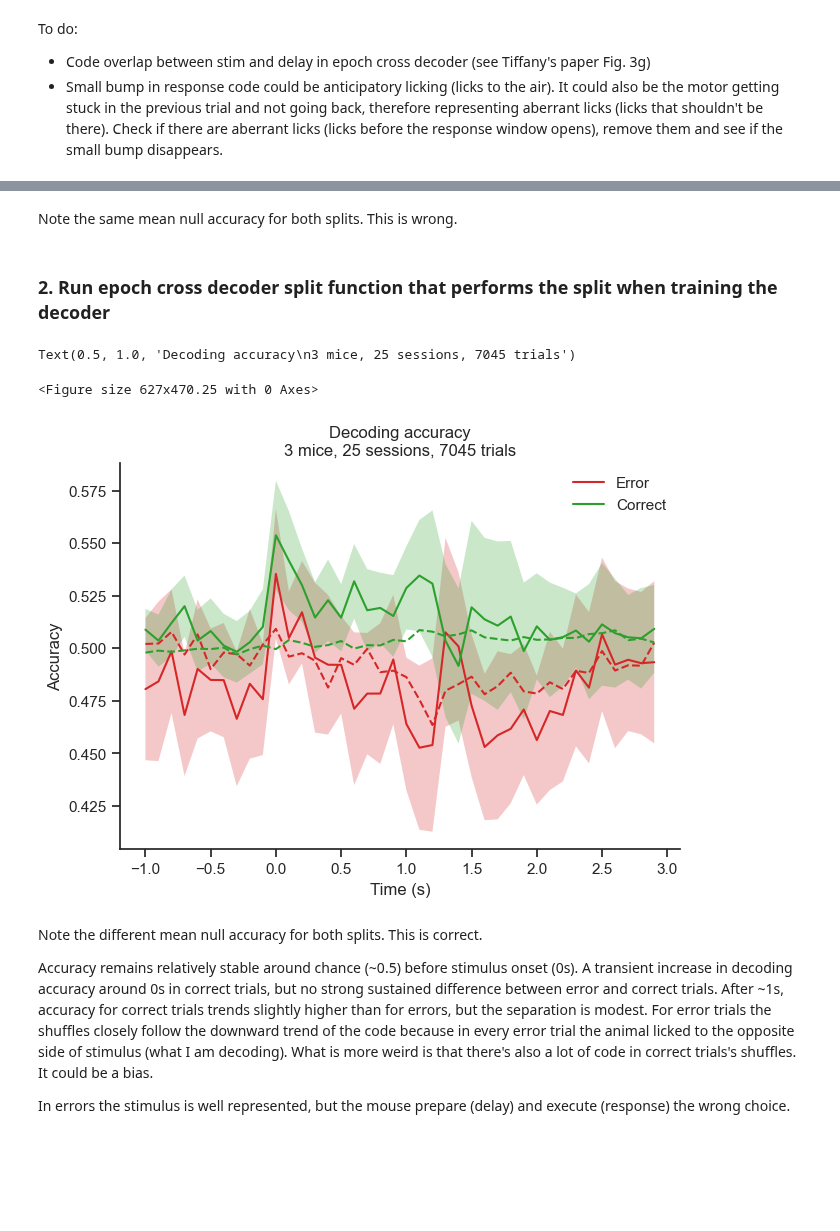
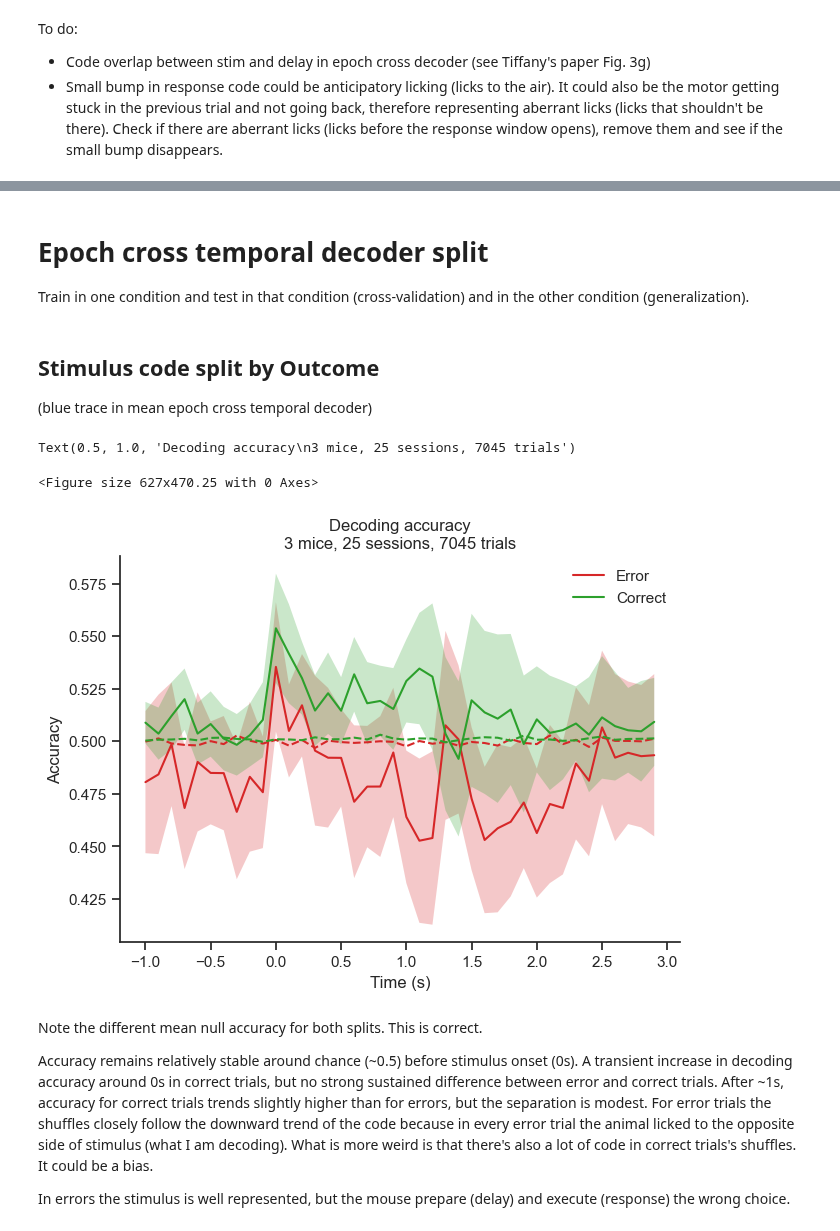
Before and after one commit to 3leni0n/PycharmProjects, a Jupyter notebook: ephys/decoder/notebook.ipynb, the cells around one changed output, grey strips where cells are left out. Saved outputs shown, nothing was run; the diff lists cells and outputs as text; code cells hidden in the pictures; blank space fills up the shorter version.

Commit message:
Fixed flat shuffles of split decoders. Testing the first lick aligned spike counts

```diff
--- a/ephys/decoder/notebook.ipynb
+++ b/ephys/decoder/notebook.ipynb
@@ -100,0 +99,2 @@ Bad sessions:
+# %%
+compute = False  # Flag to recompute decoders or load saved results
@@ -148,15 +148,13 @@ mean_results = {k: [] for k in keys}
 
 for subj in subjects:
 
-    # Run mean cross decoder across sessions
-    # results = mean_decoder(kind='cross', save=True)
-
-    # Load mean within decoder results across sessions
-    # filename = 'results_mean_cross_decoder.pkl'
-    filename = 'stim_cross_hit_only_engaged.pkl'
-    path = Path(folder_parent / subj / filename)
-    with open(path, 'rb') as f:
-        results = pickle.load(f)
+    if compute:  # Run mean cross decoder across sessions
+        results = mean_decoder(kind='cross', save=True)
+    else:  # Load mean within decoder results across sessions
+        filename = 'stim_cross_hit_only_engaged.pkl'
+        path = Path(folder_parent / subj / filename)
+        with open(path, 'rb') as f:
+            results = pickle.load(f)
 
     for k in keys:
         mean_results[k].extend(results.get(k, []))
@@ -343,4 +274,3 @@ NameError: name 'behavior' is not defined
-# %% [markdown]
-Note the same mean null accuracy for both splits. This is wrong.
-# %% [markdown]
-### 2. Run epoch cross decoder split function that performs the split when training the decoder
+# %% [markdown]
+# Epoch cross temporal decoder split
+Train in one condition and test in that condition (cross-validation) and in the other condition (generalization).
@@ -347,44 +313,45 @@ Note the same mean null accuracy for both splits. This is wrong.
+# %% [markdown]
+## Stimulus code split by Outcome
+(blue trace in mean epoch cross temporal decoder)
 # %%
 figsize = fig_size(n_cols=1)
 
 keys = ['acc', 'acc_null', 'pred', 'pred_err']
 mean_results_stim = {k: [] for k in keys}
 
 for subj in subjects:
 
-    # Run mean epoch cross decoder split across sessions
-    # results_stim = mean_decoder(subj, what='stim', kind='epoch_split', epoch='stim', epoch_ortho=None, split_by='Hit', drop_miss=True,
-    #                  hit_only=False, engagement=1, n_shuffles=100, plot=False, save=True)
-
-    # Load mean within decoder results across sessions
-    # filename = 'results_mean_epoch_cross_decoder_stim_split_by_Hit.pkl'
-    filename = 'stim_epoch_split_decoder_stim_split_by_Hit_engaged.pkl'
-    path = Path(folder_parent / subj / filename)
-    with open(path, 'rb') as f:
-        results_stim = pickle.load(f)
+    if compute:  # Run mean epoch cross decoder split across sessions
+        results_stim = mean_decoder(subj, what='stim', kind='epoch_split', epoch='stim', epoch_ortho=None, split_by='Hit', drop_miss=True,
+                         hit_only=False, engagement=1, n_shuffles=100, plot=False, save=True)
+    else:  # Load mean within decoder results across sessions
+        filename = 'stim_epoch_split_decoder_stim_split_by_Hit_engaged.pkl'
+        path = Path(folder_parent / subj / filename)
+        with open(path, 'rb') as f:
+            results_stim = pickle.load(f)
 
     for k in keys:
         mean_results_stim[k].extend(results_stim.get(k, []))
         mean_results_stim['bins'] = results_stim['bins']
 
     # # Plot mean epoch cross decoder split results across sessions
     # plot_mean_epoch_cross_decoder_split(results_stim, errorbar='ci', z_null=True)
     # n_sessions = len(results_stim['acc'])
     # n_trials = np.sum([results_stim['acc'][i][0].shape[0] for i in range(len(results_stim['acc']))])
     # plt.title(f'Stimulus code\n'
     #           f'{subj}, {n_sessions} sessions, {n_trials} trials')
 
 # Plot mean within decoder results across mice
 plt.figure(constrained_layout=True, figsize=figsize)
 plot_mean_epoch_cross_decoder_split(mean_results_stim, errorbar='ci', z_null=True)
 n_sessions = len(mean_results_stim['acc'])
 n_trials = np.sum([mean_results_stim['acc'][i][0].shape[0] for i in range(len(mean_results_stim['acc']))])
 plt.title(f'Decoding accuracy\n'
           f'{len(subjects)} mice, {n_sessions} sessions, {n_trials} trials')
 # %% [output]
 Text(0.5, 1.0, 'Decoding accuracy\n3 mice, 25 sessions, 7045 trials')
 <Figure size 627x470.25 with 0 Axes>
-[figure, old version]
+[figure, new version]
 # %% [markdown]
 Note the different mean null accuracy for both splits. This is correct.
 
```
Also changed, not shown: parts of 38 cells of this notebook, 3 other files.
